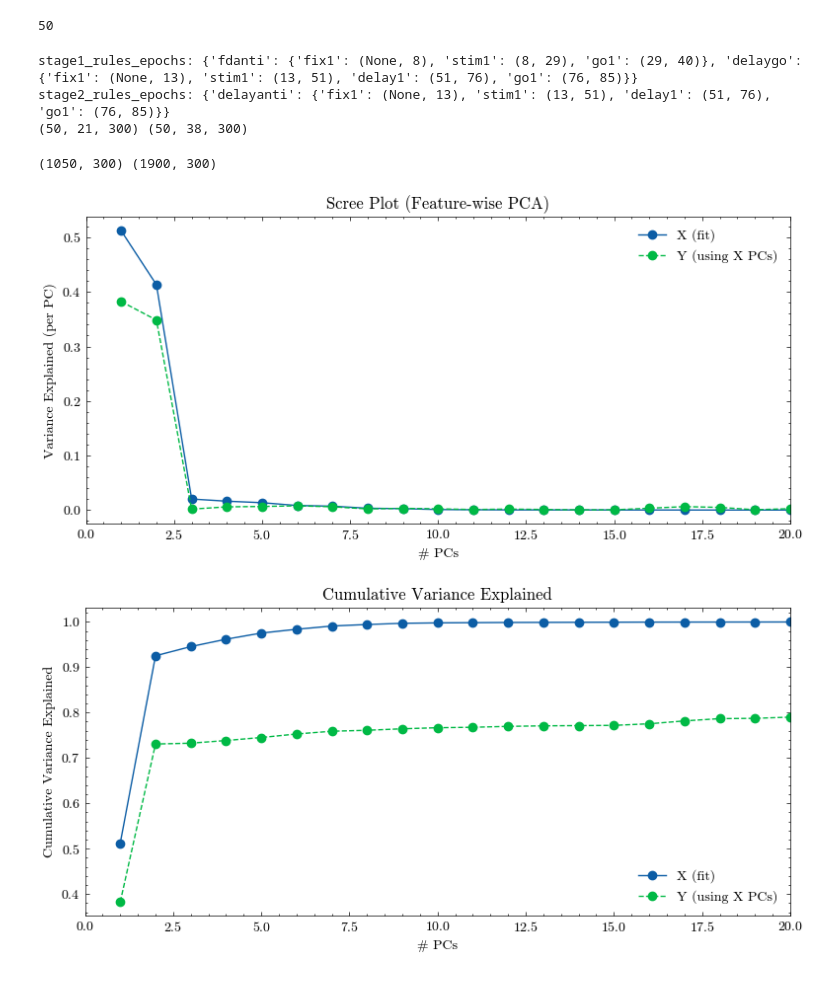
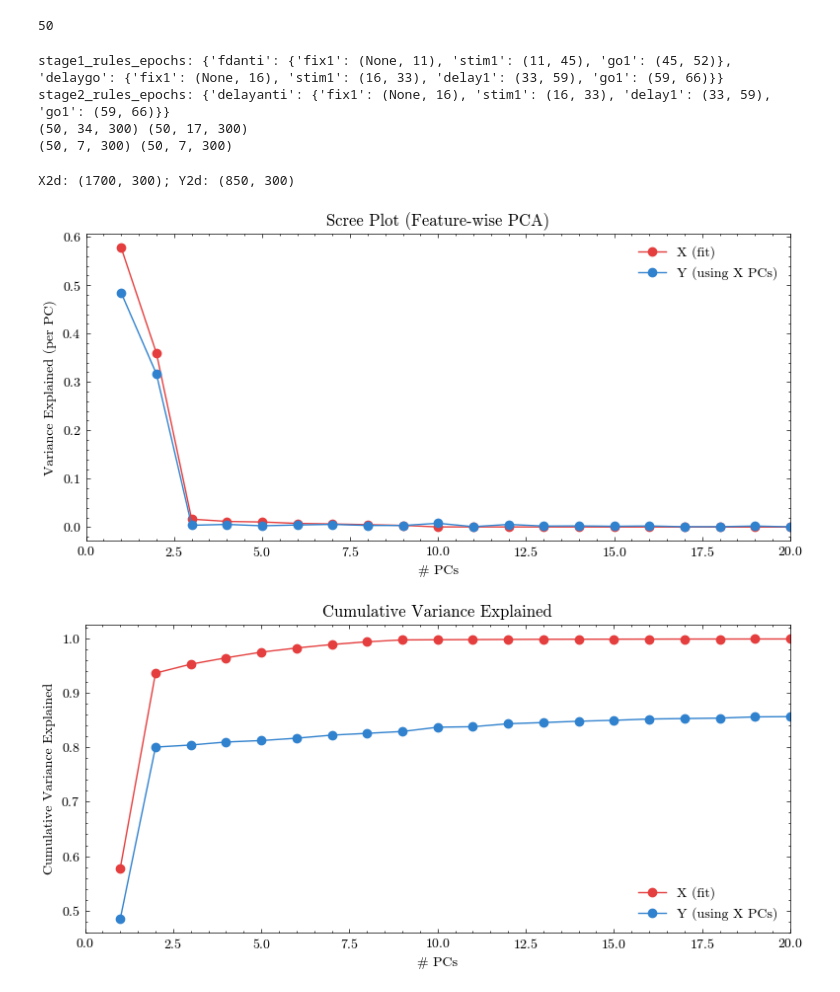
Before and after one commit to AllenInstitute/MultiTaskMPN, a Jupyter notebook: pretraining_analysis.ipynb, the cells around one changed output. Saved outputs shown, nothing was run; the diff lists cells and outputs as text; code cells hidden in the pictures.

```diff
--- a/pretraining_analysis.ipynb
+++ b/pretraining_analysis.ipynb
@@ -2,27 +2,31 @@
 import numpy as np
 import pandas as pd
 import matplotlib.pyplot as plt
+from sklearn.decomposition import PCA
+from numpy.linalg import svd, norm
+import scipy
 
 import scienceplots
 plt.style.use('science')
 plt.style.use(['no-latex'])
-
-from sklearn.decomposition import PCA
 
 import net_helpers
 import mpn_tasks
 import helper
 import mpn
 import clustering
+
+c_vals = ['#e53e3e', '#3182ce', '#38a169', '#805ad5','#dd6b20', '#319795', '#718096', '#d53f8c', '#d69e2e',] * 10
 # %%
 basepath = "./pretraining"
 stage1_name1 = "fdanti"
 stage1_name2 = "delaygo"
 final_name = "delayanti"
 
-seed = 71
-filepath = f"output_{stage1_name1}_{stage1_name2}_seed{seed}_+hidden300+batch128+stimulus"
-parampath = f"param_{stage1_name1}_{stage1_name2}_seed{seed}_+hidden300+batch128+stimulus"
+seed = 127
+N = 300
+filepath = f"output_{stage1_name1}_{stage1_name2}_seed{seed}_+hidden{N}+batch128+stimulus"
+parampath = f"param_{stage1_name1}_{stage1_name2}_seed{seed}_+hidden{N}+batch128+stimulus"
 
 stage1_output_path = f"{basepath}/{filepath}_stage1.npz"
 stage2_output_path = f"{basepath}/{filepath}_stage2.npz"
@@ -80,6 +127,7 @@ stage2_rules_epochs = stage2_output["rules_epochs2"].item()
 print(f"stage1_rules_epochs: {stage1_rules_epochs}")
 print(f"stage2_rules_epochs: {stage2_rules_epochs}")
 
+# prepare data for comparing the stimulus period alignment
 test_task_0 = stage1_op[test_task == 0, :, :]
 test_task_0_stimperiod = stage1_rules_epochs[stage1_name1]["stim1"]
 test_task_0_stim = test_task_0[:,test_task_0_stimperiod[0]:test_task_0_stimperiod[1],:]
@@ -88,12 +136,23 @@ test_task_final = stage2_op
 test_task_final_stimperiod = stage2_rules_epochs[final_name]["stim1"]
 test_task_final_stim = test_task_final[:,test_task_final_stimperiod[0]:test_task_final_stimperiod[1],:]
 
-# if test_task_0_stim.shape[-1] != test_task_final_stim.shape[-1]:
-#     test_task_final_stim = test_task_final_stim.reshape(test_task_0_stim.shape[0], -1, test_task_0_stim.shape[-1])
+# prepare data for comparing the go period alignment
+test_task_1 = stage1_op[test_task == 1, :, :]
+test_task_1_goperiod = stage1_rules_epochs[stage1_name2]["go1"]
+test_task_1_go = test_task_1[:,test_task_1_goperiod[0]:test_task_1_goperiod[1],:]
+
+test_task_final = stage2_op
+test_task_final_goperiod = stage2_rules_epochs[final_name]["go1"]
+test_task_final_go = test_task_final[:,test_task_final_goperiod[0]:test_task_final_goperiod[1],:]
+
+assert test_task_0_stim.shape[-1] == test_task_final_stim.shape[-1] == N
+assert test_task_1_go.shape[-1] == test_task_final_go.shape[-1] == N
 
 print(test_task_0_stim.shape, test_task_final_stim.shape)
+print(test_task_1_go.shape, test_task_final_go.shape)
 # %% [output]
-stage1_rules_epochs: {'fdanti': {'fix1': (None, 8), 'stim1': (8, 29), 'go1': (29, 40)}, 'delaygo': {'fix1': (None, 13), 'stim1': (13, 51), 'delay1': (51, 76), 'go1': (76, 85)}}
-stage2_rules_epochs: {'delayanti': {'fix1': (None, 13), 'stim1': (13, 51), 'delay1': (51, 76), 'go1': (76, 85)}}
-(50, 21, 300) (50, 38, 300)
+stage1_rules_epochs: {'fdanti': {'fix1': (None, 11), 'stim1': (11, 45), 'go1': (45, 52)}, 'delaygo': {'fix1': (None, 16), 'stim1': (16, 33), 'delay1': (33, 59), 'go1': (59, 66)}}
+stage2_rules_epochs: {'delayanti': {'fix1': (None, 16), 'stim1': (16, 33), 'delay1': (33, 59), 'go1': (59, 66)}}
+(50, 34, 300) (50, 17, 300)
+(50, 7, 300) (50, 7, 300)
 # %%
@@ -147,8 +215,9 @@ def pca_cross_variance_featurewise(X, Y, n_components=None, plot=True):
 
     return evr_X, cev_X, evr_Y_using_X, cev_Y_using_X, pca
 # %%
-evr_X, cev_X, evr_Yx, cev_Yx, pca = pca_cross_variance_featurewise(test_task_0_stim, test_task_final_stim, plot=True)
+evr_X, cev_X, evr_Yx, cev_Yx, pca = pca_cross_variance_featurewise(test_task_0_stim, test_task_final_stim, \
+                                                                   n_components=N, plot=True, center_on="X")
 # %% [output]
-(1050, 300) (1900, 300)
+X2d: (1700, 300); Y2d: (850, 300)
-[figure, old version]
+[figure, new version]
-[figure, old version]
+[figure, new version]
```
Also changed, not shown: parts of 3 cells of this notebook, 3 other files.
